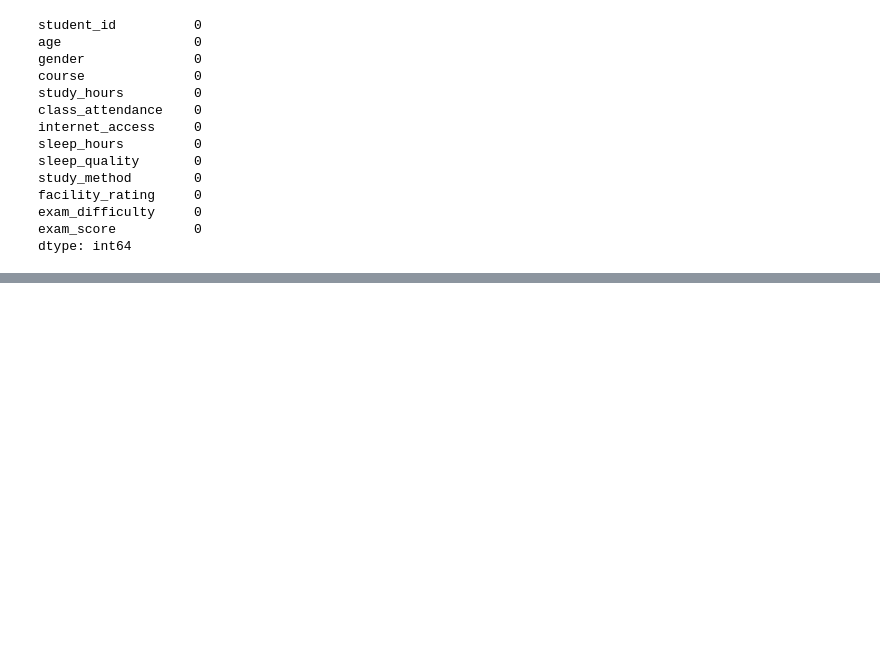
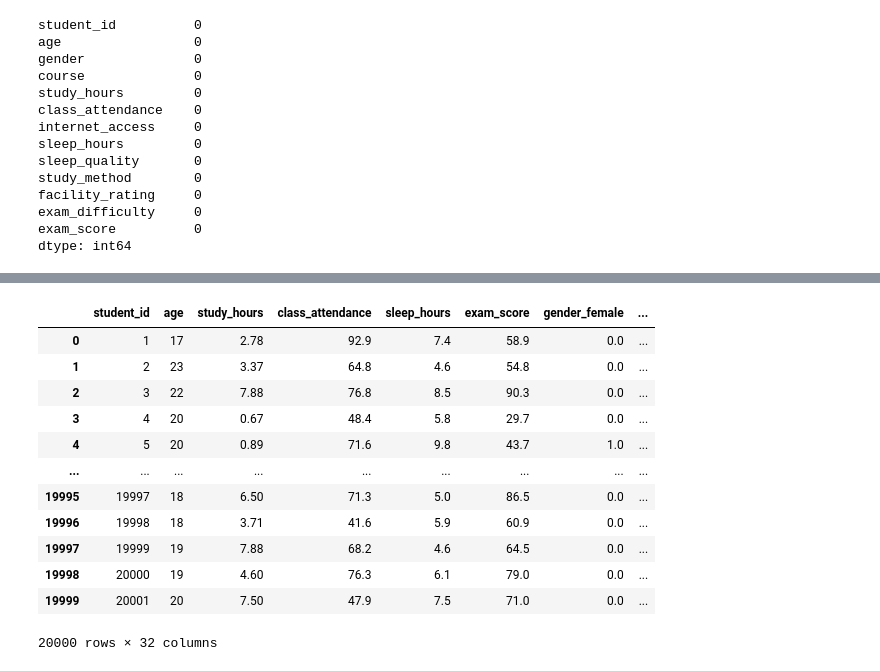
Before and after one commit to imaneboulahya/ml-learning, a Jupyter notebook: mini_projet/Untitled.ipynb, the cells around one changed output, grey strips where cells are left out. Drawn from its saved outputs; the diff is of its cells as text; code cells hidden in the pictures; blank space fills up the shorter version.

```diff
--- a/mini_projet/Untitled.ipynb
+++ b/mini_projet/Untitled.ipynb
@@ -56,0 +122,16 @@ x_train, x_test, y_train, y_test = train_test_split(x, y, test_size=0.2, random_
+# %%
+df_final
+# %% [output]
+|  | student_id | age | study_hours | class_attendance | sleep_hours | exam_score | gender_female | ... |
+| 0 | 1 | 17 | 2.78 | 92.9 | 7.4 | 58.9 | 0.0 | ... |
+| 1 | 2 | 23 | 3.37 | 64.8 | 4.6 | 54.8 | 0.0 | ... |
+| 2 | 3 | 22 | 7.88 | 76.8 | 8.5 | 90.3 | 0.0 | ... |
+| 3 | 4 | 20 | 0.67 | 48.4 | 5.8 | 29.7 | 0.0 | ... |
+| 4 | 5 | 20 | 0.89 | 71.6 | 9.8 | 43.7 | 1.0 | ... |
+| ... | ... | ... | ... | ... | ... | ... | ... | ... |
+| 19995 | 19997 | 18 | 6.50 | 71.3 | 5.0 | 86.5 | 0.0 | ... |
+| 19996 | 19998 | 18 | 3.71 | 41.6 | 5.9 | 60.9 | 0.0 | ... |
+| 19997 | 19999 | 19 | 7.88 | 68.2 | 4.6 | 64.5 | 0.0 | ... |
+| 19998 | 20000 | 19 | 4.60 | 76.3 | 6.1 | 79.0 | 0.0 | ... |
+| 19999 | 20001 | 20 | 7.50 | 47.9 | 7.5 | 71.0 | 0.0 | ... |
+20000 rows × 32 columns
```
Also changed, not shown: parts of 27 cells of this notebook.
